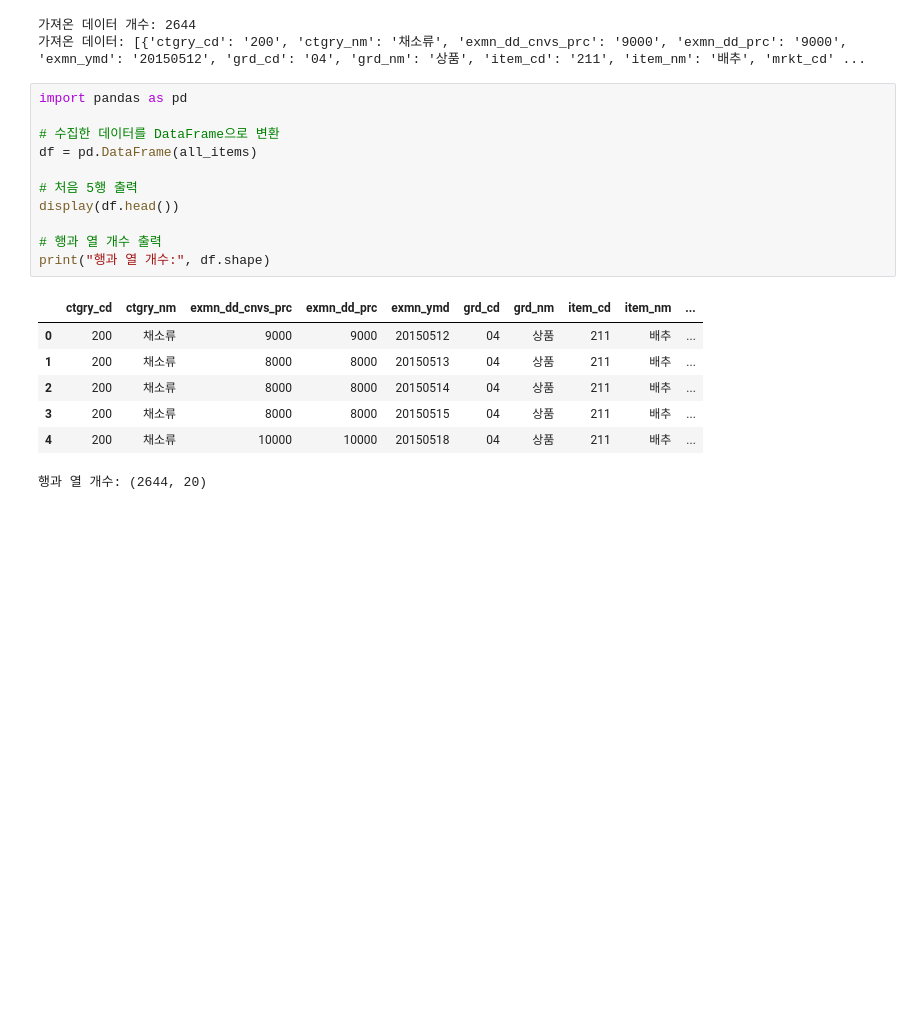
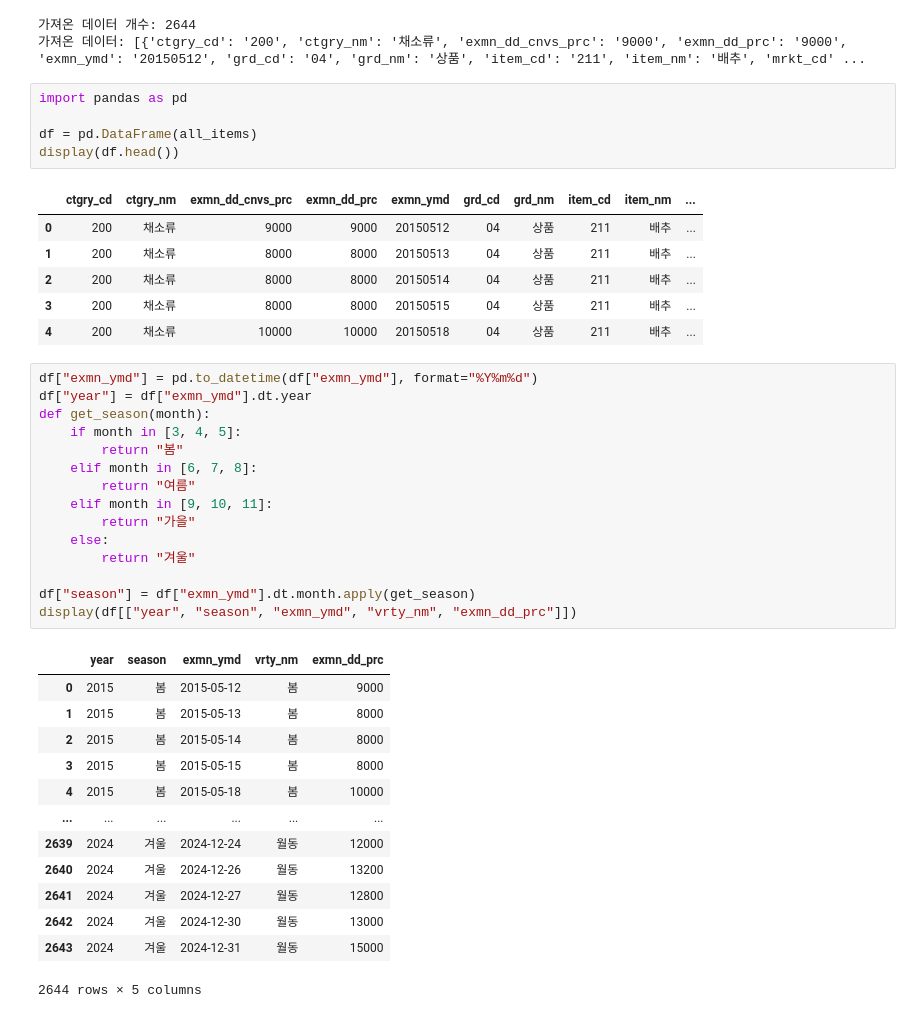
Before and after one commit to bomfire-K/Data-Analysis-with-Open-Source, a Jupyter notebook: 오픈소스_데이터_분석_4강.ipynb, the cells around one changed output. Saved outputs shown, nothing was run; the diff lists cells and outputs as text; blank space fills up the shorter version.

```diff
--- a/오픈소스_데이터_분석_4강.ipynb
+++ b/오픈소스_데이터_분석_4강.ipynb
@@ -208,14 +208,8 @@ except json.JSONDecodeError as e:
 # %%
 import pandas as pd
 
-# 수집한 데이터를 DataFrame으로 변환
 df = pd.DataFrame(all_items)
-
-# 처음 5행 출력
 display(df.head())
-
-# 행과 열 개수 출력
-print("행과 열 개수:", df.shape)
 # %% [output]
 |  | ctgry_cd | ctgry_nm | exmn_dd_cnvs_prc | exmn_dd_prc | exmn_ymd | grd_cd | grd_nm | item_cd | item_nm | ... |
 | 0 | 200 | 채소류 | 9000 | 9000 | 20150512 | 04 | 상품 | 211 | 배추 | ... |
@@ -223,4 +217,32 @@ print("행과 열 개수:", df.shape)
 | 2 | 200 | 채소류 | 8000 | 8000 | 20150514 | 04 | 상품 | 211 | 배추 | ... |
 | 3 | 200 | 채소류 | 8000 | 8000 | 20150515 | 04 | 상품 | 211 | 배추 | ... |
 | 4 | 200 | 채소류 | 10000 | 10000 | 20150518 | 04 | 상품 | 211 | 배추 | ... |
-행과 열 개수: (2644, 20)
+# %%
+df["exmn_ymd"] = pd.to_datetime(df["exmn_ymd"], format="%Y%m%d")
+df["year"] = df["exmn_ymd"].dt.year
+def get_season(month):
+    if month in [3, 4, 5]:
+        return "봄"
+    elif month in [6, 7, 8]:
+        return "여름"
+    elif month in [9, 10, 11]:
+        return "가을"
+    else:
+        return "겨울"
+
+df["season"] = df["exmn_ymd"].dt.month.apply(get_season)
+display(df[["year", "season", "exmn_ymd", "vrty_nm", "exmn_dd_prc"]])
+# %% [output]
+|  | year | season | exmn_ymd | vrty_nm | exmn_dd_prc |
+| 0 | 2015 | 봄 | 2015-05-12 | 봄 | 9000 |
+| 1 | 2015 | 봄 | 2015-05-13 | 봄 | 8000 |
+| 2 | 2015 | 봄 | 2015-05-14 | 봄 | 8000 |
+| 3 | 2015 | 봄 | 2015-05-15 | 봄 | 8000 |
+| 4 | 2015 | 봄 | 2015-05-18 | 봄 | 10000 |
+| ... | ... | ... | ... | ... | ... |
+| 2639 | 2024 | 겨울 | 2024-12-24 | 월동 | 12000 |
+| 2640 | 2024 | 겨울 | 2024-12-26 | 월동 | 13200 |
+| 2641 | 2024 | 겨울 | 2024-12-27 | 월동 | 12800 |
+| 2642 | 2024 | 겨울 | 2024-12-30 | 월동 | 13000 |
+| 2643 | 2024 | 겨울 | 2024-12-31 | 월동 | 15000 |
+2644 rows × 5 columns
```
Also changed, not shown: parts of 2 cells of this notebook.
